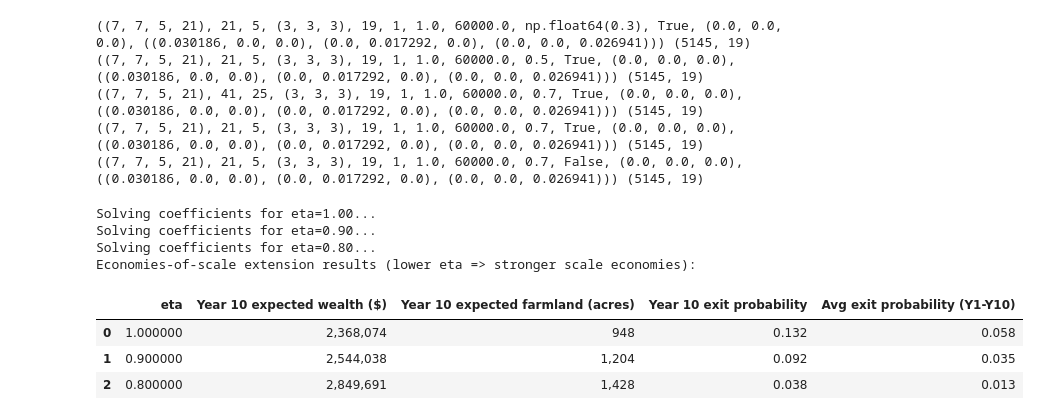
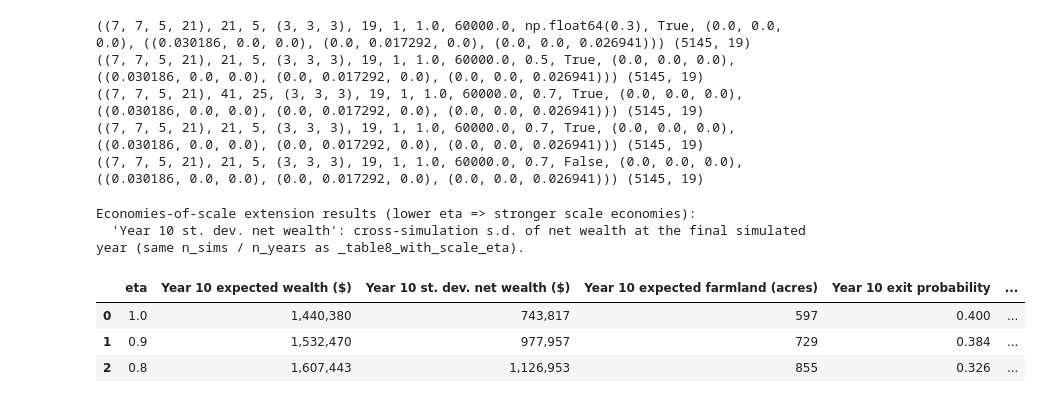
Before and after one commit to mikkelfe/Dynamic-Programming-Project, a Jupyter notebook: Model_with_mutual.ipynb, the cells around one changed output. Cells and saved outputs as stored; diff of their text form; code cells hidden in the pictures.

```diff
--- a/Model_with_mutual.ipynb
+++ b/Model_with_mutual.ipynb
@@ -1089,7 +1084,7 @@ def _table8_with_scale_eta(scale_eta, seed=42, n_sims=500, n_years=10):
     states[:, 0] = 365.0
     states[:, 1] = 1775.0
     states[:, 2] = 600.0
-    states[:, 3] = 1_000_000.0
+    states[:, 3] = 600_000.0
 
     rows = [{
         "Year": 0,
@@ -1139,40 +1134,38 @@ def _table8_with_scale_eta(scale_eta, seed=42, n_sims=500, n_years=10):
         "Year 10 expected farmland (acres)": df.loc[df["Year"] == n_years, "Expected farmland (acres)"].iloc[0],
         "Year 10 exit probability": df.loc[df["Year"] == n_years, "Prob. of exiting farming"].iloc[0],
         "Avg exit probability (Y1-Y10)": df.loc[df["Year"] >= 1, "Prob. of exiting farming"].mean(),
     }
 
 
 eta_scenarios = [1.00, 0.90, 0.80]
 results = [_table8_with_scale_eta(eta) for eta in eta_scenarios]
 extension_results_df = pd.DataFrame(results)
 
 for col in [
     "Year 10 expected wealth ($)",
     "Year 10 st. dev. net wealth ($)",
     "Year 10 expected farmland (acres)",
     "Year 10 exit probability",
     "Avg exit probability (Y1-Y10)",
 ]:
     if "wealth" in col or "farmland" in col:
         extension_results_df[col] = extension_results_df[col].map(lambda v: f"{v:,.0f}")
     else:
         extension_results_df[col] = extension_results_df[col].map(lambda v: f"{v:.3f}")
 
 print("Economies-of-scale extension results (lower eta => stronger scale economies):")
 print(
     "  'Year 10 st. dev. net wealth': cross-simulation s.d. of net wealth at the final simulated year "
     "(same n_sims / n_years as _table8_with_scale_eta).\n"
 )
 display(extension_results_df)
 # %% [output]
-Solving coefficients for eta=1.00...
-Solving coefficients for eta=0.90...
-Solving coefficients for eta=0.80...
 Economies-of-scale extension results (lower eta => stronger scale economies):
+  'Year 10 st. dev. net wealth': cross-simulation s.d. of net wealth at the final simulated year (same n_sims / n_years as _table8_with_scale_eta).
-|  | eta | Year 10 expected wealth ($) | Year 10 expected farmland (acres) | Year 10 exit probability | Avg exit probability (Y1-Y10) |
-| 0 | 1.000000 | 2,368,074 | 948 | 0.132 | 0.058 |
-| 1 | 0.900000 | 2,544,038 | 1,204 | 0.092 | 0.035 |
-| 2 | 0.800000 | 2,849,691 | 1,428 | 0.038 | 0.013 |
+|  | eta | Year 10 expected wealth ($) | Year 10 st. dev. net wealth ($) | Year 10 expected farmland (acres) | Year 10 exit probability | ... |
+| 0 | 1.0 | 1,440,380 | 743,817 | 597 | 0.400 | ... |
+| 1 | 0.9 | 1,532,470 | 977,957 | 729 | 0.384 | ... |
+| 2 | 0.8 | 1,607,443 | 1,126,953 | 855 | 0.326 | ... |
 # %%
 # Land purchase policy vs price for different cost-scale exponents eta (economies of scale)
 from pathlib import Path
```
Also changed, not shown: parts of 2 cells of this notebook, 2 other files.
